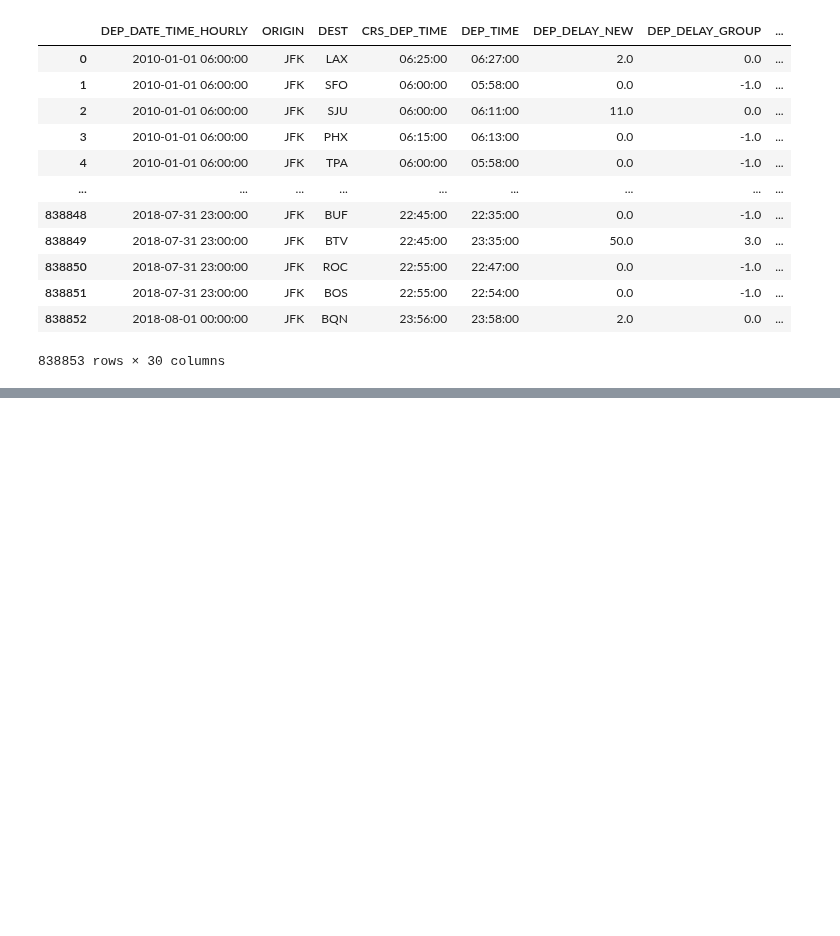
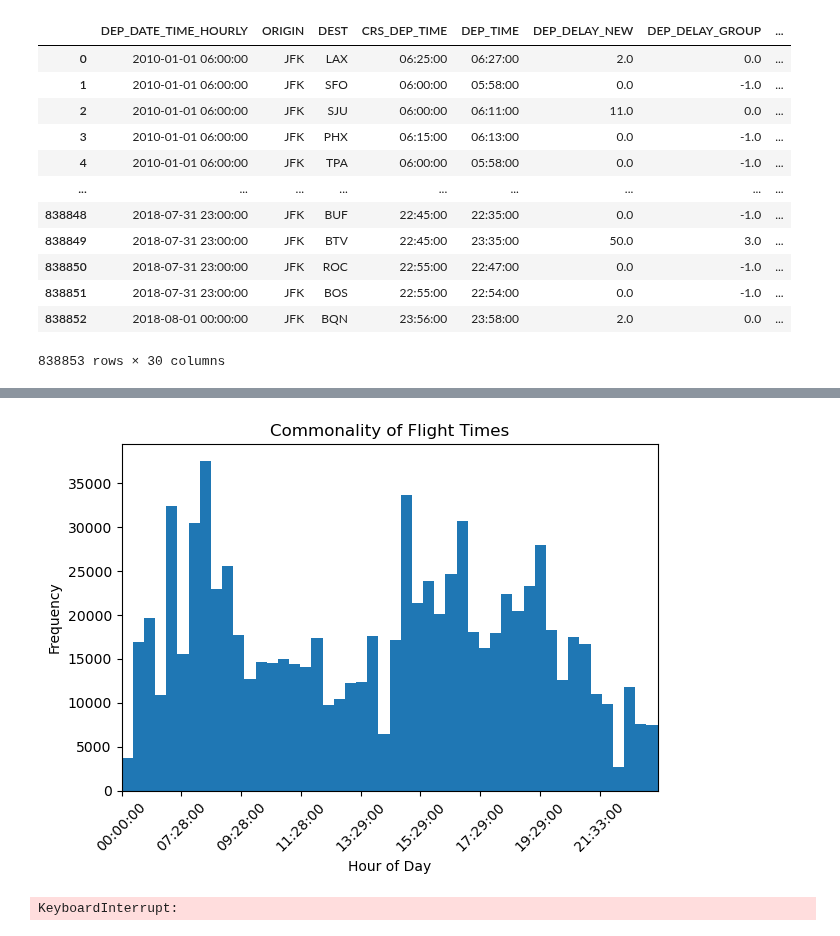
Before and after one commit to craigmiller24/MLP_Project, a Jupyter notebook: Preprocessing.ipynb, the cells around one changed output, grey strips where cells are left out. Saved outputs shown, nothing was run; the diff lists cells and outputs as text; code cells hidden in the pictures; blank space fills up the shorter version.

```diff
--- a/Preprocessing.ipynb
+++ b/Preprocessing.ipynb
@@ -192,0 +209,20 @@ merged_df
+# %%
+ax = plt.axes()
+plt.hist(sorted(merged_df['CRS_DEP_TIME']),bins=48)
+
+plt.title("Commonality of Flight Times")
+plt.xlabel("Hour of Day")
+plt.ylabel("Frequency")
+
+ax.set_xticks([i for i in range(0, len(merged_df['CRS_DEP_TIME'].unique()), 120)])
+plt.xticks(rotation=45)
+plt.xlim("00:00:00","23:59:59")
+plt.tight_layout()
+
+plt.show()
+# %% [output]
+[figure, added]
+# %%
+np.mean(merged_df['CRS_DEP_TIME'])
+# %% [output]
+KeyboardInterrupt:
```
Also changed, not shown: parts of 1 cell of this notebook.
